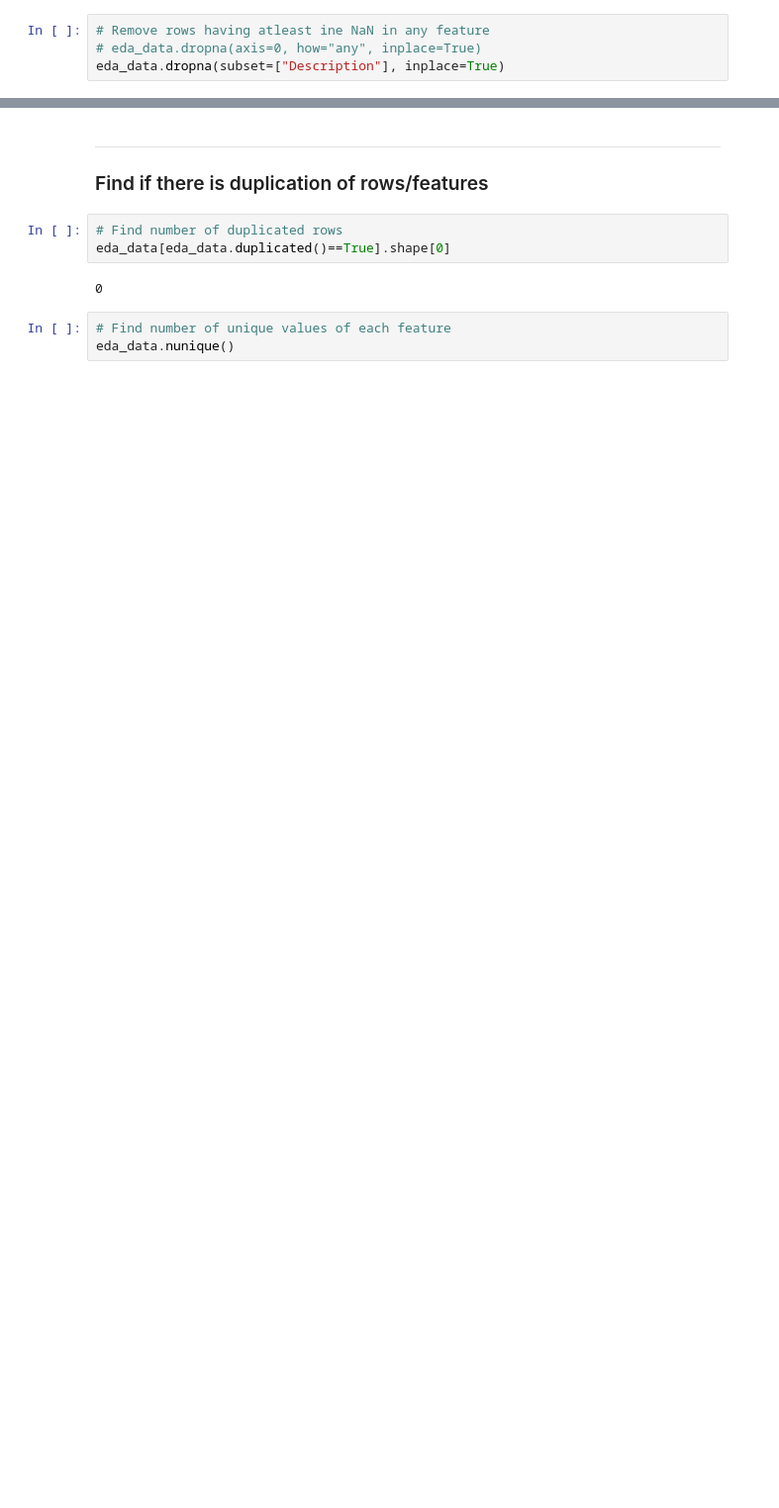
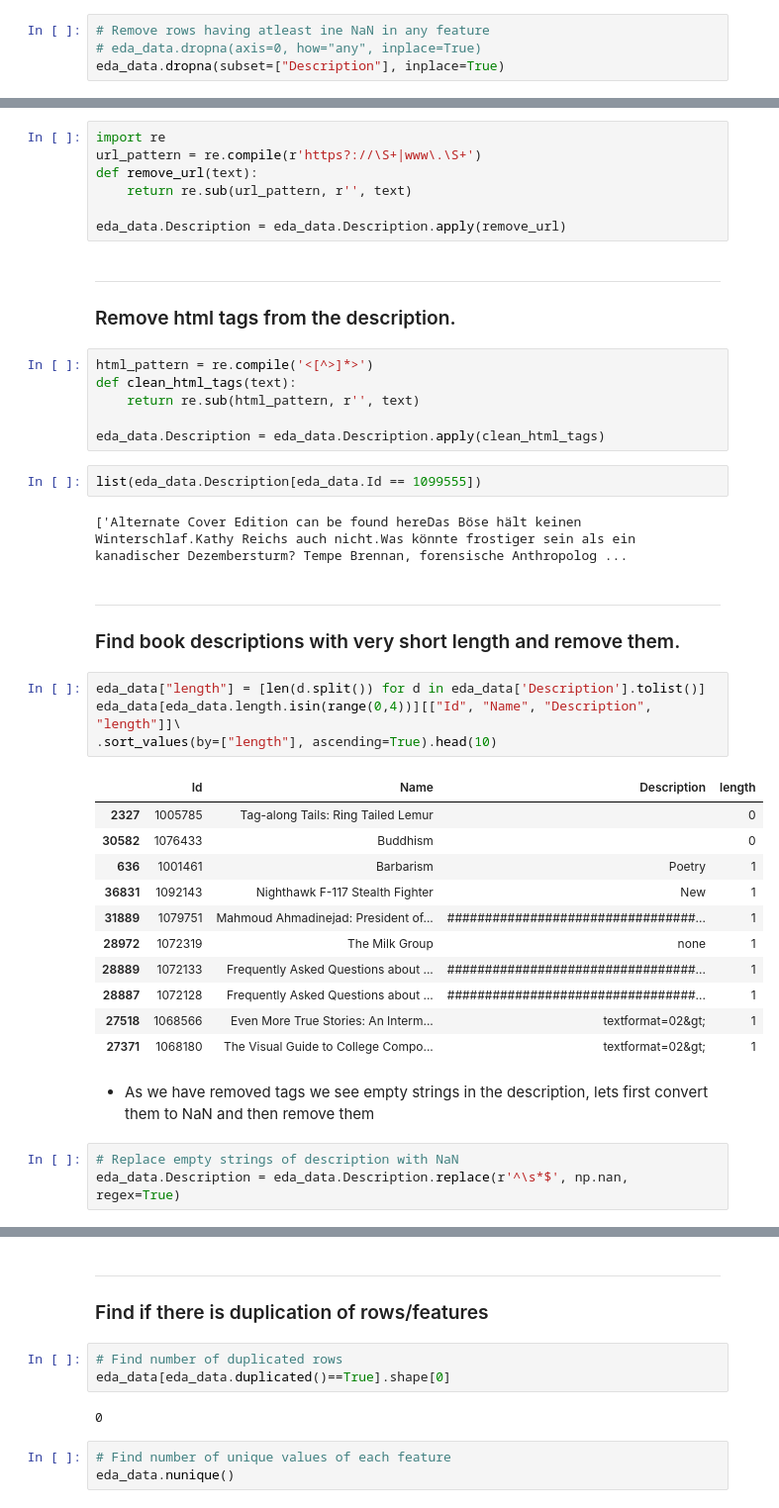
Before and after one commit to AmoliR/nlp-for-book-recommendation, a Jupyter notebook: eda.ipynb, the cells around one changed output, grey strips where cells are left out. Shown at 99% size. Drawn from its saved outputs; the diff is of its cells as text; blank space fills up the shorter version.

```diff
--- a/eda.ipynb
+++ b/eda.ipynb
@@ -139,0 +137,44 @@ eda_data.shape
+# %%
+import re
+url_pattern = re.compile(r'https?://\S+|www\.\S+')
+def remove_url(text):
+    return re.sub(url_pattern, r'', text)
+
+eda_data.Description = eda_data.Description.apply(remove_url)
+# %% [markdown]
+---
+### Remove html tags from the description.
+# %%
+html_pattern = re.compile('<[^>]*>')
+def clean_html_tags(text):
+    return re.sub(html_pattern, r'', text)
+
+eda_data.Description = eda_data.Description.apply(clean_html_tags)
+# %%
+list(eda_data.Description[eda_data.Id == 1099555])
+# %% [output]
+['Alternate Cover Edition can be found hereDas Böse hält keinen Winterschlaf.Kathy Reichs auch nicht.Was könnte frostiger sein als ein kanadischer Dezembersturm? Tempe Brennan, forensische Anthropolog ...
+# %% [markdown]
+---
+### Find book descriptions with very short length and remove them.
+# %%
+eda_data["length"] = [len(d.split()) for d in eda_data['Description'].tolist()]
+eda_data[eda_data.length.isin(range(0,4))][["Id", "Name", "Description", "length"]]\
+.sort_values(by=["length"], ascending=True).head(10)
+# %% [output]
+|  | Id | Name | Description | length |
+| 2327 | 1005785 | Tag-along Tails: Ring Tailed Lemur |  | 0 |
+| 30582 | 1076433 | Buddhism |  | 0 |
+| 636 | 1001461 | Barbarism | Poetry | 1 |
+| 36831 | 1092143 | Nighthawk F-117 Stealth Fighter | New | 1 |
+| 31889 | 1079751 | Mahmoud Ahmadinejad: President of... | #################################... | 1 |
+| 28972 | 1072319 | The Milk Group | none | 1 |
+| 28889 | 1072133 | Frequently Asked Questions about ... | #################################... | 1 |
+| 28887 | 1072128 | Frequently Asked Questions about ... | #################################... | 1 |
+| 27518 | 1068566 | Even More True Stories: An Interm... | textformat=02&gt; | 1 |
+| 27371 | 1068180 | The Visual Guide to College Compo... | textformat=02&gt; | 1 |
+# %% [markdown]
+- As we have removed tags we see empty strings in the description, lets first convert them to NaN and then remove them
+# %%
+# Replace empty strings of description with NaN
+eda_data.Description = eda_data.Description.replace(r'^\s*$', np.nan, regex=True)
```
Also changed, not shown: parts of 23 cells of this notebook.
